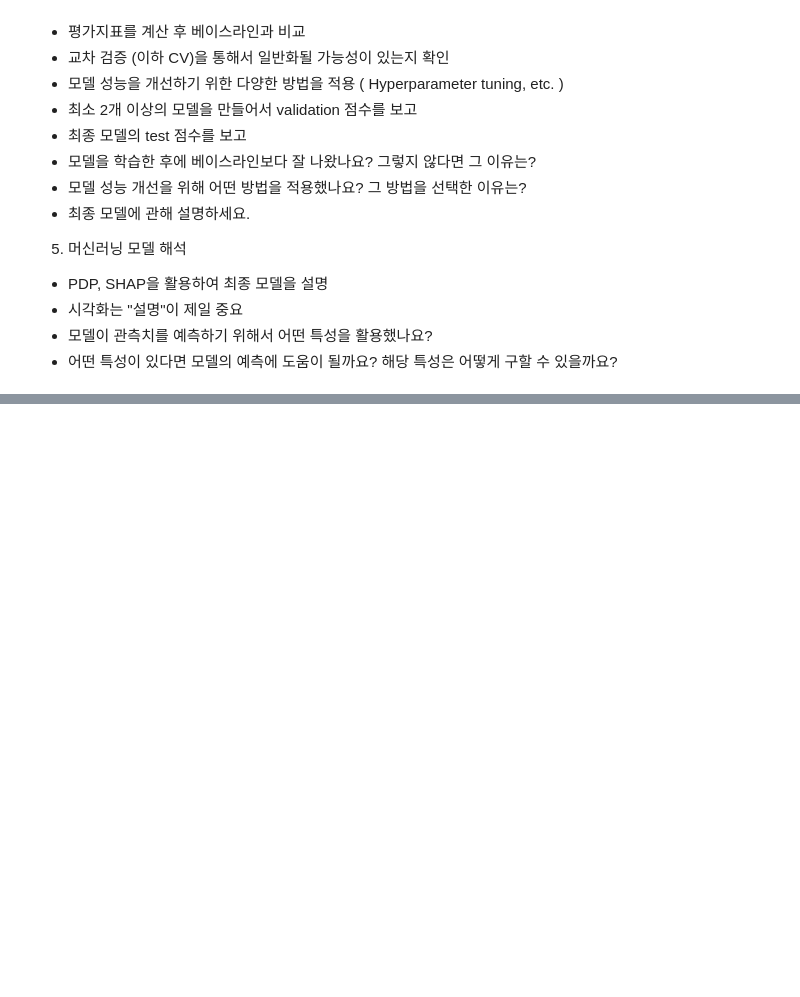
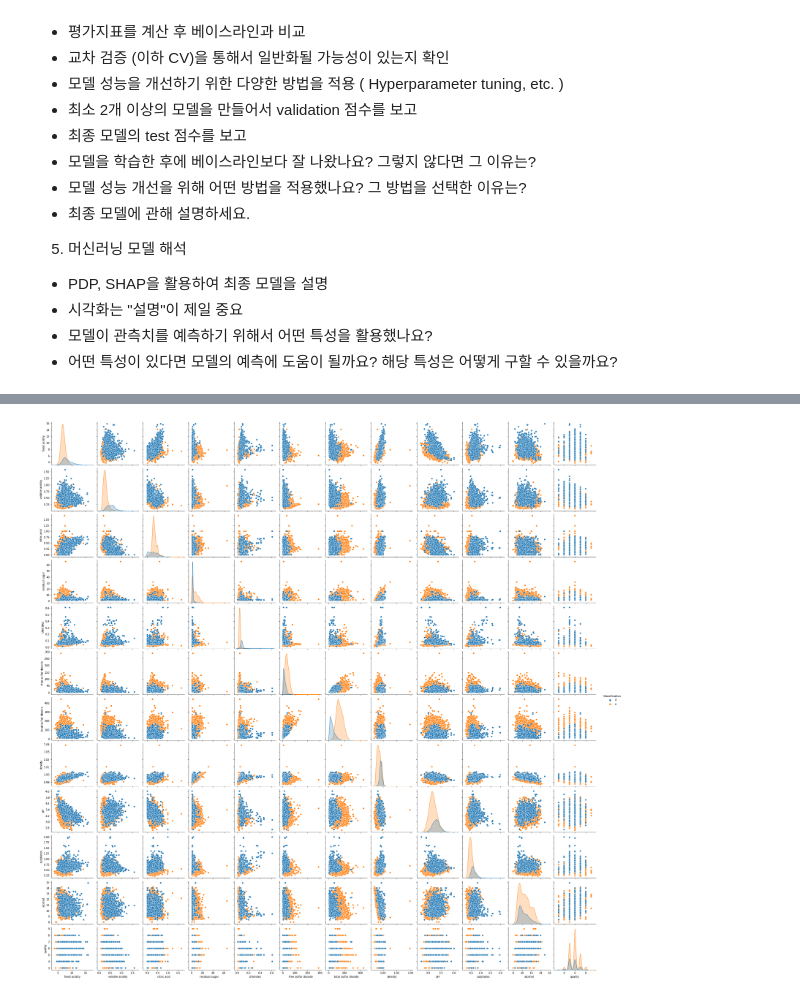
Before and after one commit to sksos7/Project, a Jupyter notebook: Codestates_AI_05/Project_S_02/AI_05_이동규_Section2.ipynb, the cells around one changed output, grey strips where cells are left out. Saved outputs shown, nothing was run; the diff lists cells and outputs as text; code cells hidden in the pictures; blank space fills up the shorter version.

```diff
--- a/Codestates_AI_05/Project_S_02/AI_05_이동규_Section2.ipynb
+++ b/Codestates_AI_05/Project_S_02/AI_05_이동규_Section2.ipynb
@@ -50,0 +165,5 @@ rw = pd.read_csv('/content/drive/MyDrive/AI_05/S2/N2_Project/winequality-red.csv
+# %%
+sns.pairplot(data=df,
+             hue='Classification');
+# %% [output]
+[figure, added]
```
Also changed, not shown: parts of 35 cells of this notebook.
